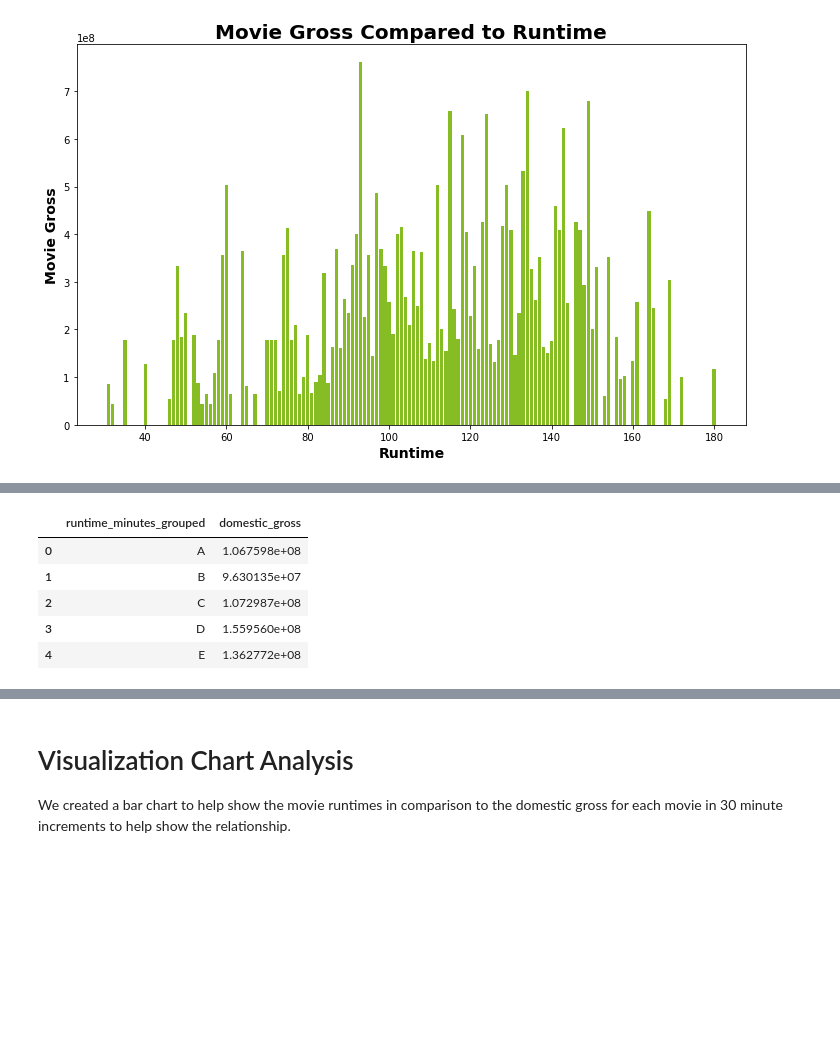
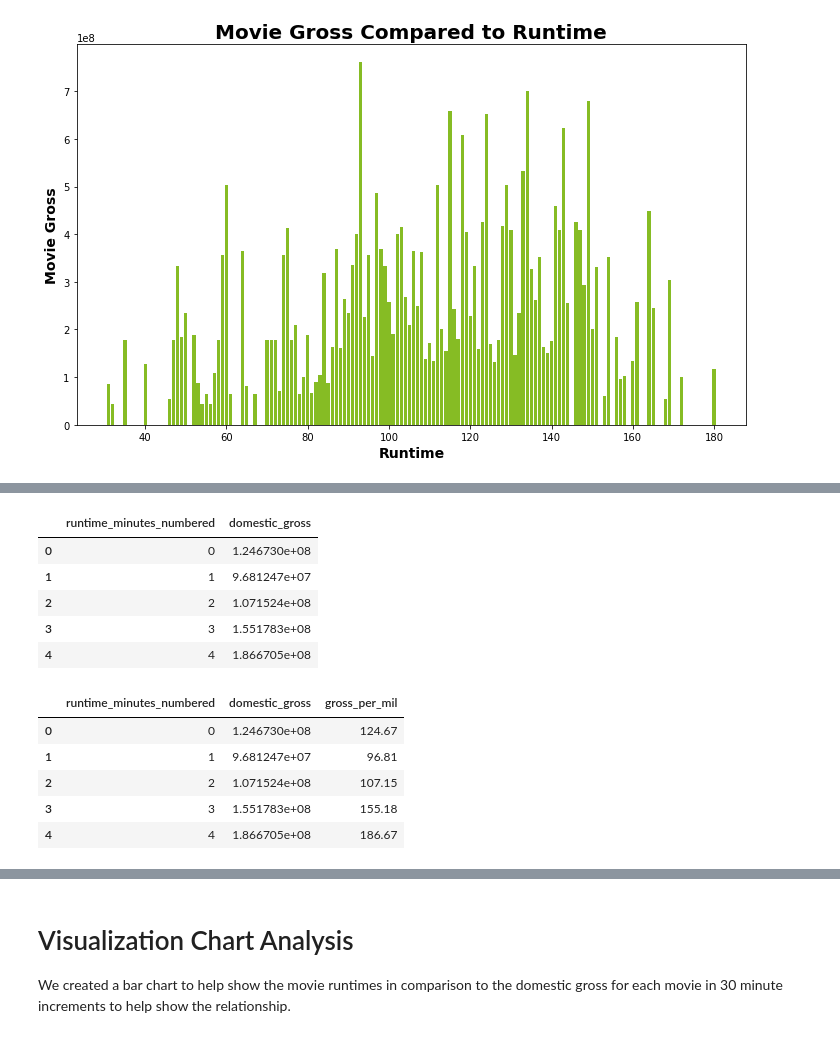
Before and after one commit to harte3/Flatiron-Capstone-Group-2, a Jupyter notebook: notebooks/donnie-kevin/Donnie-Kevin.ipynb, the cells around one changed output, grey strips where cells are left out. Saved outputs shown, nothing was run; the diff lists cells and outputs as text; code cells hidden in the pictures; blank space fills up the shorter version.

```diff
--- a/notebooks/donnie-kevin/Donnie-Kevin.ipynb
+++ b/notebooks/donnie-kevin/Donnie-Kevin.ipynb
@@ -246,11 +264,21 @@ filtered_gross.head(25)
 # %%
-df_run = filtered_gross.groupby('runtime_minutes_grouped')['domestic_gross'].mean().reset_index()
+df_run = filtered_gross.groupby('runtime_minutes_numbered')['domestic_gross'].mean().reset_index()
 df_run
 # %% [output]
-|  | runtime_minutes_grouped | domestic_gross |
-| 0 | A | 1.067598e+08 |
-| 1 | B | 9.630135e+07 |
-| 2 | C | 1.072987e+08 |
-| 3 | D | 1.559560e+08 |
-| 4 | E | 1.362772e+08 |
+|  | runtime_minutes_numbered | domestic_gross |
+| 0 | 0 | 1.246730e+08 |
+| 1 | 1 | 9.681247e+07 |
+| 2 | 2 | 1.071524e+08 |
+| 3 | 3 | 1.551783e+08 |
+| 4 | 4 | 1.866705e+08 |
+# %%
+df_run['gross_per_mil'] = round(df_run['domestic_gross']/1000000,2)
+df_run
+# %% [output]
+|  | runtime_minutes_numbered | domestic_gross | gross_per_mil |
+| 0 | 0 | 1.246730e+08 | 124.67 |
+| 1 | 1 | 9.681247e+07 | 96.81 |
+| 2 | 2 | 1.071524e+08 | 107.15 |
+| 3 | 3 | 1.551783e+08 | 155.18 |
+| 4 | 4 | 1.866705e+08 | 186.67 |
 # %%
```
Also changed, not shown: parts of 5 cells of this notebook.
